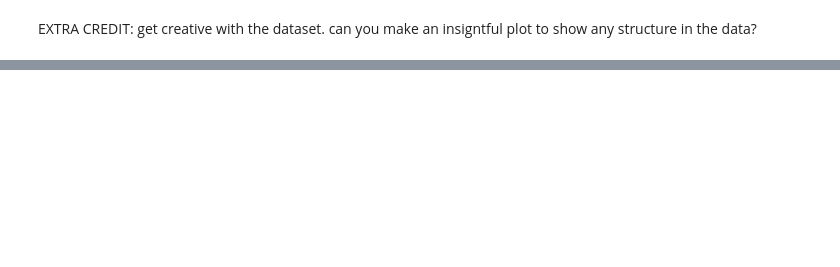
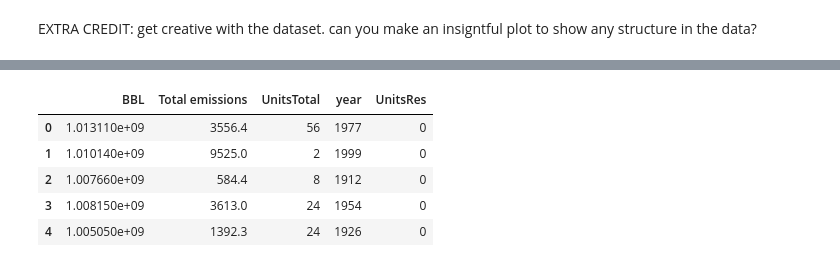
Before and after one commit to esanzglez/PUI2016_esg336, a Jupyter notebook: HW6_esg336/HW6_Assigment 1_esg336.ipynb, the cells around one changed output, grey strips where cells are left out. Cells and saved outputs as stored; diff of their text form; code cells hidden in the pictures; blank space fills up the shorter version.

```diff
--- a/HW6_esg336/HW6_Assigment 1_esg336.ipynb
+++ b/HW6_esg336/HW6_Assigment 1_esg336.ipynb
@@ -685,0 +710,17 @@ SyntaxError: invalid syntax (<ipython-input-69-d6133d4dfa76>, line 3)
+# %%
+nrg_extra['Total emissions'] =pd.to_numeric( nrg_extra['Total emissions'], errors ='coarse')
+# %%
+bsize_clean['year']= bsize['YearBuilt']
+# %%
+bsize_clean['UnitsRes'] =bsize['UnitsRes']
+# %%
+Extra = pd.merge(nrg_extra,bsize_clean, how='inner')
+# %%
+Extra.head()
+# %% [output]
+|  | BBL | Total emissions | UnitsTotal | year | UnitsRes |
+| 0 | 1.013110e+09 | 3556.4 | 56 | 1977 | 0 |
+| 1 | 1.010140e+09 | 9525.0 | 2 | 1999 | 0 |
+| 2 | 1.007660e+09 | 584.4 | 8 | 1912 | 0 |
+| 3 | 1.008150e+09 | 3613.0 | 24 | 1954 | 0 |
+| 4 | 1.005050e+09 | 1392.3 | 24 | 1926 | 0 |
```
Also changed, not shown: parts of 8 cells of this notebook.
